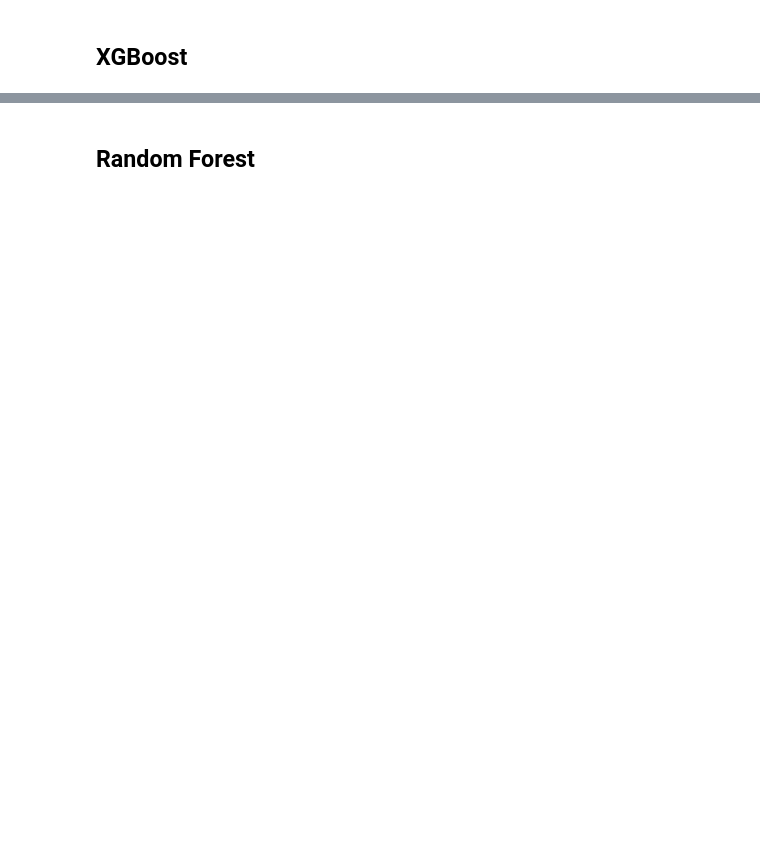
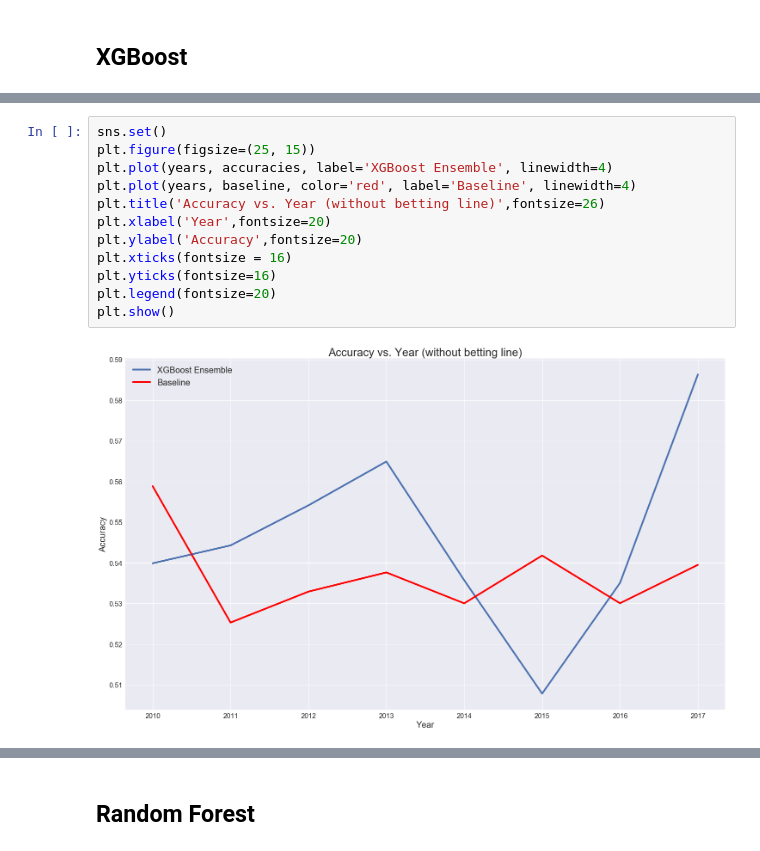
Before and after one commit to Aditya-Kharosekar/Data-Science-Project, a Jupyter notebook: Model Accuracy Tests.ipynb, the cells around one changed output, grey strips where cells are left out. Saved outputs shown, nothing was run; the diff lists cells and outputs as text; blank space fills up the shorter version.

Commit message:
complete necessary figures

```diff
--- a/Model Accuracy Tests.ipynb
+++ b/Model Accuracy Tests.ipynb
@@ -86,0 +91,14 @@ Average accuracy:  0.546726688054
+# %%
+sns.set()
+plt.figure(figsize=(25, 15))
+plt.plot(years, accuracies, label='XGBoost Ensemble', linewidth=4)
+plt.plot(years, baseline, color='red', label='Baseline', linewidth=4)
+plt.title('Accuracy vs. Year (without betting line)',fontsize=26)
+plt.xlabel('Year',fontsize=20)
+plt.ylabel('Accuracy',fontsize=20)
+plt.xticks(fontsize = 16)
+plt.yticks(fontsize=16)
+plt.legend(fontsize=20)
+plt.show()
+# %% [output]
+[figure, added]
```
Also changed, not shown: parts of 24 cells of this notebook.
